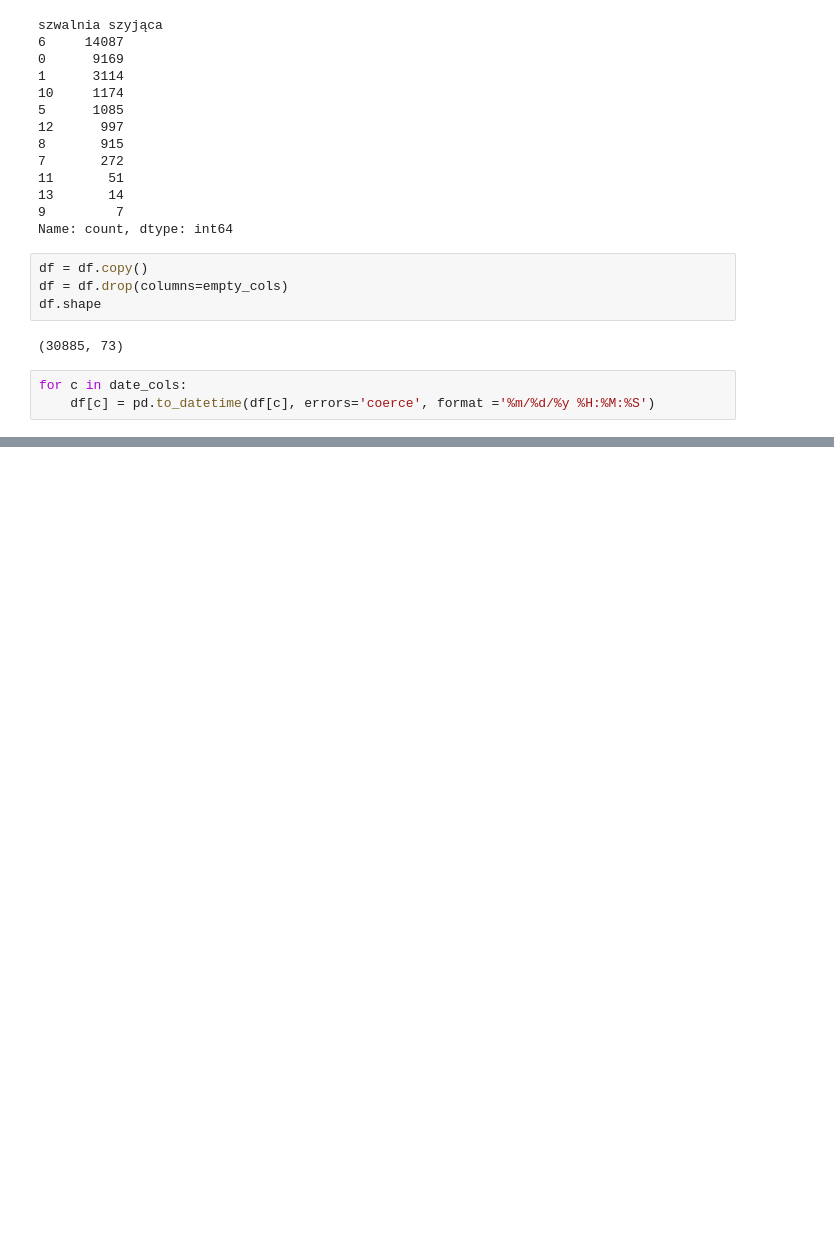
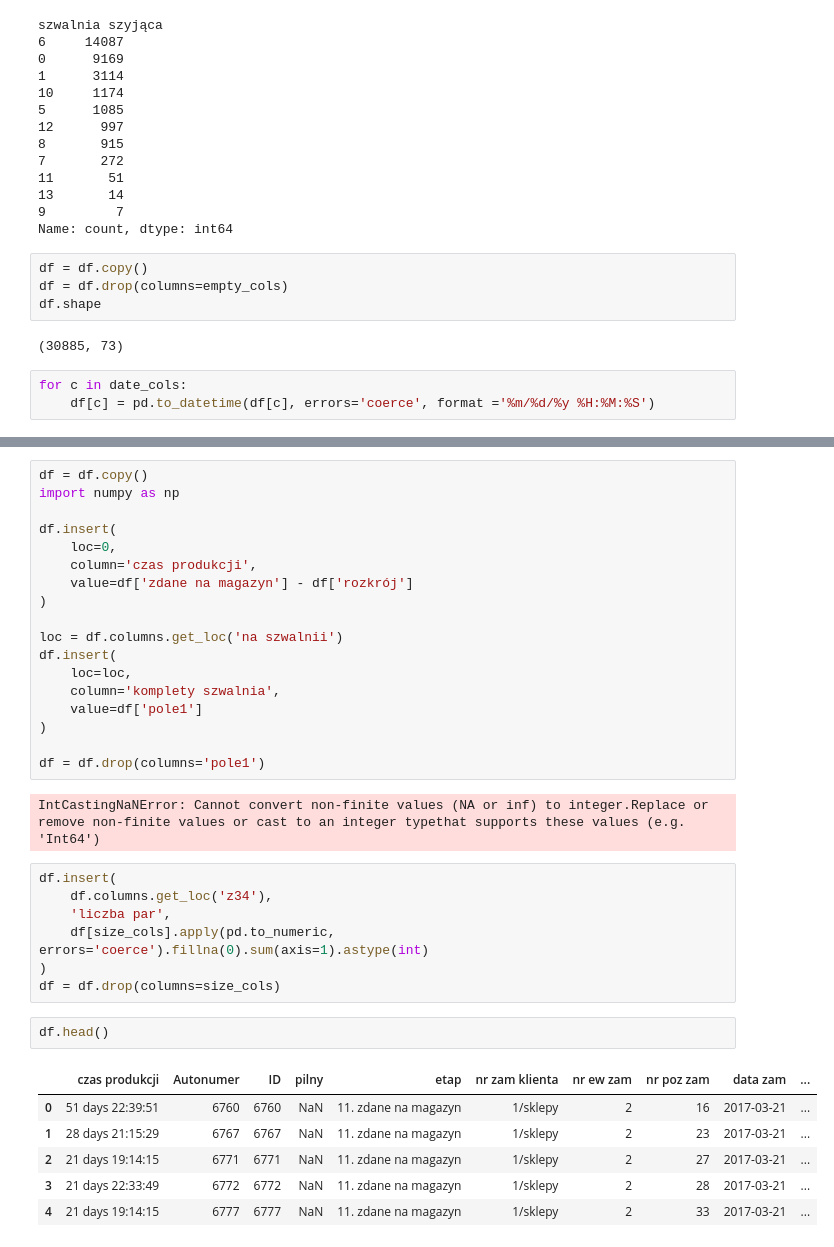
Before and after one commit to KacperKnapek/factory_project, a Jupyter notebook: notebooks/01_eda.ipynb, the cells around one changed output, grey strips where cells are left out. Drawn from its saved outputs; the diff is of its cells as text; blank space fills up the shorter version.

```diff
--- a/notebooks/01_eda.ipynb
+++ b/notebooks/01_eda.ipynb
@@ -308,0 +386,36 @@ df[date_cols].head()
+# %%
+df = df.copy()
+import numpy as np
+
+df.insert(
+    loc=0,
+    column='czas produkcji',
+    value=df['zdane na magazyn'] - df['rozkrój']
+)
+
+loc = df.columns.get_loc('na szwalnii')
+df.insert(
+    loc=loc,
+    column='komplety szwalnia',
+    value=df['pole1']
+)
+
+df = df.drop(columns='pole1')
+# %% [output]
+IntCastingNaNError: Cannot convert non-finite values (NA or inf) to integer.Replace or remove non-finite values or cast to an integer typethat supports these values (e.g. 'Int64')
+# %%
+df.insert(
+    df.columns.get_loc('z34'),
+    'liczba par',
+    df[size_cols].apply(pd.to_numeric, errors='coerce').fillna(0).sum(axis=1).astype(int)
+)
+df = df.drop(columns=size_cols)
+# %%
+df.head()
+# %% [output]
+|  | czas produkcji | Autonumer | ID | pilny | etap | nr zam klienta | nr ew zam | nr poz zam | data zam | ... |
+| 0 | 51 days 22:39:51 | 6760 | 6760 | NaN | 11. zdane na magazyn | 1/sklepy | 2 | 16 | 2017-03-21 | ... |
+| 1 | 28 days 21:15:29 | 6767 | 6767 | NaN | 11. zdane na magazyn | 1/sklepy | 2 | 23 | 2017-03-21 | ... |
+| 2 | 21 days 19:14:15 | 6771 | 6771 | NaN | 11. zdane na magazyn | 1/sklepy | 2 | 27 | 2017-03-21 | ... |
+| 3 | 21 days 22:33:49 | 6772 | 6772 | NaN | 11. zdane na magazyn | 1/sklepy | 2 | 28 | 2017-03-21 | ... |
+| 4 | 21 days 19:14:15 | 6777 | 6777 | NaN | 11. zdane na magazyn | 1/sklepy | 2 | 33 | 2017-03-21 | ... |
```
Also changed, not shown: parts of 2 cells of this notebook, 1 other file.
